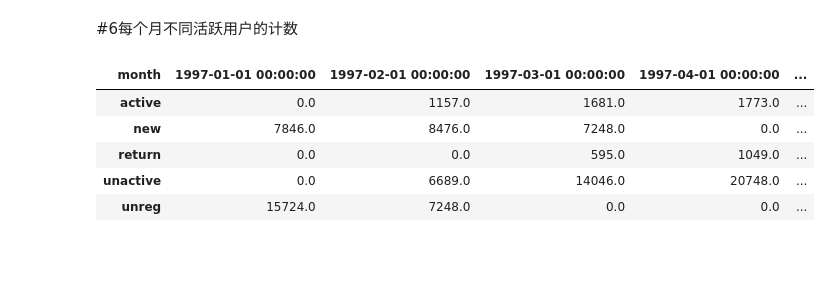
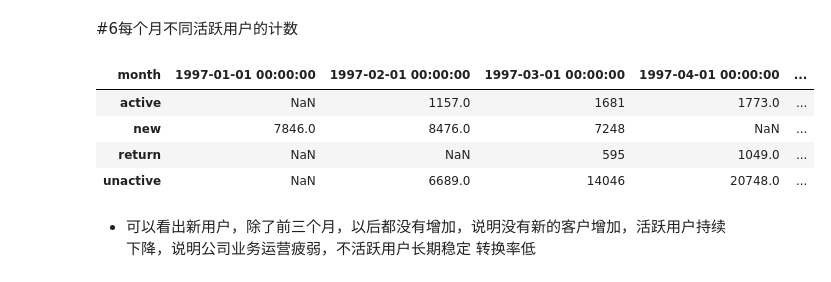
Before and after one commit to heheda10086/-, a Jupyter notebook: 数据综合项目1用户消费者行为分析2020-02-08.ipynb, the cells around one changed output. Drawn from its saved outputs; the diff is of its cells as text; code cells hidden in the pictures; blank space fills up the shorter version.

```diff
--- a/数据综合项目1用户消费者行为分析2020-02-08.ipynb
+++ b/数据综合项目1用户消费者行为分析2020-02-08.ipynb
@@ -70,5 +77,5 @@ df.describe()
 # %%
-df['month']=df['order_dt'].values.astype('datetime64[M]')
+df['month']=df.order_dt.values.astype('datetime64[M]')
 df.head()
 # %% [output]
 |  | user_id | order_dt | order_products | order_amount | month |
@@ -612,11 +620,13 @@ purchase_status.tail()
 # %% [markdown]
 #6每个月不同活跃用户的计数
 # %%
-purchase_status.apply(lambda x: pd.value_counts(x),axis=0).fillna(0)
+purchase_status.replace('unreg',np.NaN).apply(lambda x: pd.value_counts(x),axis=0) #由于不活跃用户实际上不参与运算，会直接用nan替代。
 # %% [output]
 | month | 1997-01-01 00:00:00 | 1997-02-01 00:00:00 | 1997-03-01 00:00:00 | 1997-04-01 00:00:00 | ... |
-| active | 0.0 | 1157.0 | 1681.0 | 1773.0 | ... |
-| new | 7846.0 | 8476.0 | 7248.0 | 0.0 | ... |
-| return | 0.0 | 0.0 | 595.0 | 1049.0 | ... |
-| unactive | 0.0 | 6689.0 | 14046.0 | 20748.0 | ... |
-| unreg | 15724.0 | 7248.0 | 0.0 | 0.0 | ... |
+| active | NaN | 1157.0 | 1681 | 1773.0 | ... |
+| new | 7846.0 | 8476.0 | 7248 | NaN | ... |
+| return | NaN | NaN | 595 | 1049.0 | ... |
+| unactive | NaN | 6689.0 | 14046 | 20748.0 | ... |
+# %% [markdown]
+- 可以看出新用户，除了前三个月，以后都没有增加，说明没有新的客户增加，活跃用户持续下降，说明公司业务运营疲弱，不活跃用户长期稳定
+转换率低
```
Also changed, not shown: parts of 34 cells of this notebook, 4 other files.
